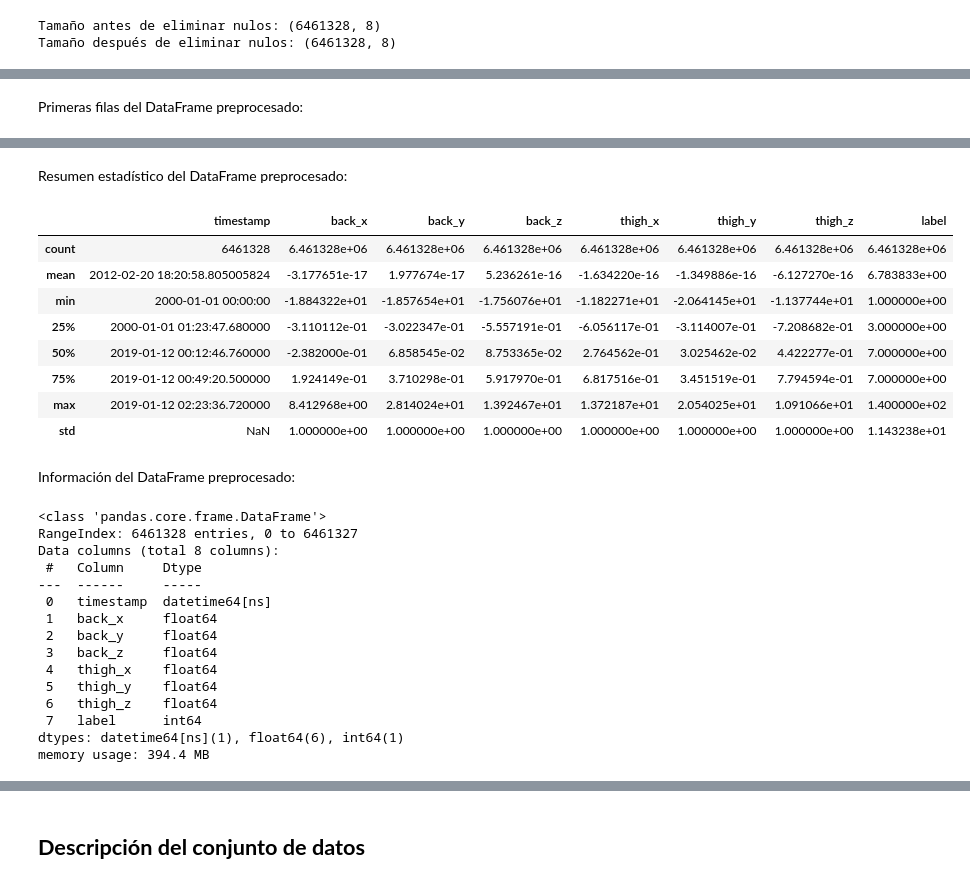
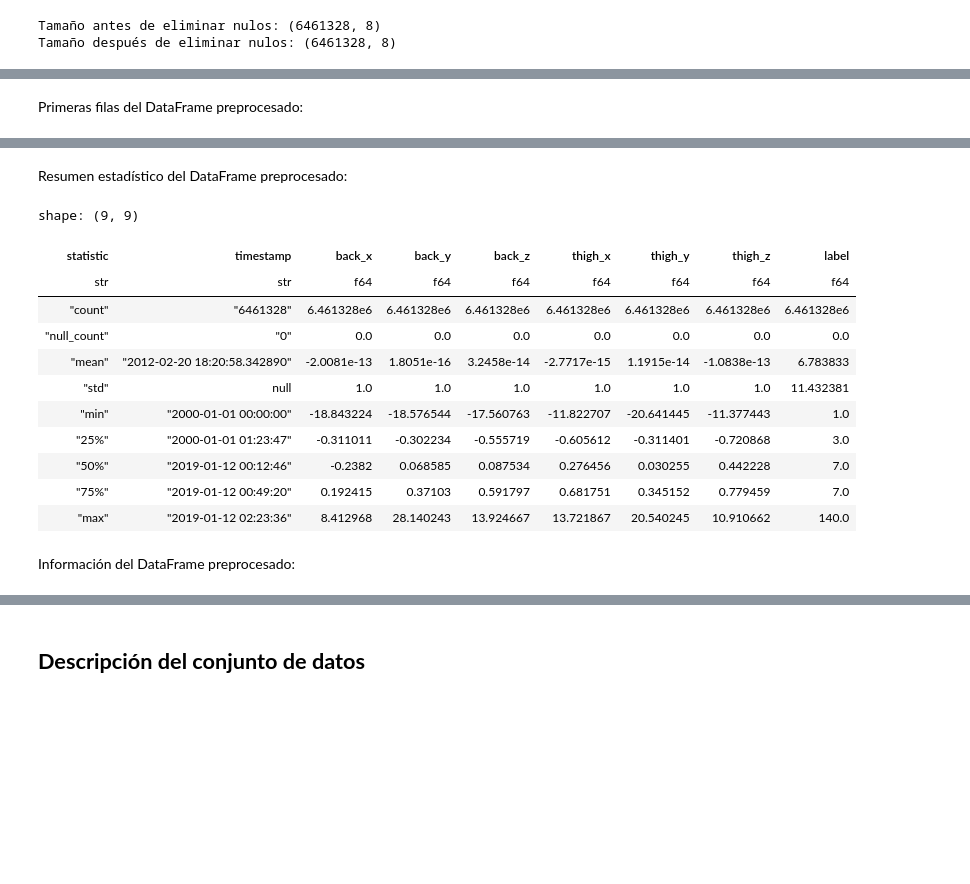
Before and after one commit to martindotpy/har-api, a Jupyter notebook: notebook/har_clustering.ipynb, the cells around one changed output, grey strips where cells are left out. Cells and saved outputs as stored; diff of their text form; code cells hidden in the pictures; blank space fills up the shorter version.

```diff
--- a/notebook/har_clustering.ipynb
+++ b/notebook/har_clustering.ipynb
@@ -113,20 +115,38 @@ all_files = path.glob("S0*.csv")
 
 df_list = []
 for file in all_files:
-    temp_df = pd.read_csv(file)
+    temp_df = pl.read_csv(file)
+
+    # Eliminamos la columna 'Unnamed: 0' si existe y index
+    if "index" in temp_df.columns:
+        temp_df = temp_df.drop("index")
+    if "" in temp_df.columns:
+        temp_df = temp_df.drop("")
+
     print(
         f"Archivo: {file}, Tamaño: {temp_df.shape}"
     )  # Imprime el tamaño de cada archivo
     df_list.append(temp_df)
 
+print(
+    f"Número total de filas en todos los archivos: {sum(df.shape[0] for df in df_list)}"
+)
+
 # Combina los DataFrames
-df = pd.concat(df_list, ignore_index=True)
-df["timestamp"] = pd.to_datetime(df["timestamp"])
+df: pl.DataFrame = pl.concat(
+    df_list,
+)
+
+# Convierte la columna timestamp a tipo datetime
+df = df.with_columns(
+    pl.col("timestamp").str.strptime(
+        pl.Datetime, "%Y-%m-%d %H:%M:%S.%f", strict=False
+    )
+)
 
 # Verifica el contenido del DataFrame después de cargar los archivos
 print("Contenido del DataFrame después de cargar los archivos:")
-print(df.head())
-print(df.info())
+display(df.head(), df.describe())
 # %% [output]
 Archivo: data\harth\S006.csv, Tamaño: (408709, 8)
 Archivo: data\harth\S008.csv, Tamaño: (418989, 8)
@@ -164,5 +201,0 @@ dtype: int64
-# %%
-df = df.drop(columns=["Unnamed: 0", "index"], errors="ignore")
-print(
-    f"Tamaño del DataFrame después de eliminar columnas no necesarias: {df.shape}"
-)
@@ -171,6 +202,6 @@ Tamaño del DataFrame después de eliminar columnas no necesarias: (6461328, 8)
 # %%
 print(f"Tamaño antes de eliminar nulos: {df.shape}")
-df = df.dropna()  # Eliminar filas con valores nulos
+df = df.drop_nulls()  # Eliminar filas con valores nulos
 print(f"Tamaño después de eliminar nulos: {df.shape}")
 # %% [output]
 Tamaño antes de eliminar nulos: (6461328, 8)
@@ -197,7 +228,9 @@ print(df[quantitative_cols].head())
 if all(col in df.columns for col in quantitative_cols):
     if df[quantitative_cols].shape[0] > 0:
         scaler = StandardScaler()
-        df[quantitative_cols] = scaler.fit_transform(df[quantitative_cols])
+        df[quantitative_cols] = scaler.fit_transform(
+            df[quantitative_cols].to_arrow()
+        )
     else:
         print("Las columnas seleccionadas están vacías.")
 else:
@@ -299,6 +333,9 @@ display(
     df.describe(),
     Markdown("Información del DataFrame preprocesado:"),
 )
-df.info()
+print("DataFrame Schema:")
+print(df.schema)
+print("\nDataFrame Memory Usage:")
+print(df.estimated_size("mb"), "MB")
 # %% [output]
 Primeras filas del DataFrame preprocesado:
@@ -311,26 +350,14 @@ Primeras filas del DataFrame preprocesado:
 Resumen estadístico del DataFrame preprocesado:
+shape: (9, 9)
-|  | timestamp | back_x | back_y | back_z | thigh_x | thigh_y | thigh_z | label |
-| count | 6461328 | 6.461328e+06 | 6.461328e+06 | 6.461328e+06 | 6.461328e+06 | 6.461328e+06 | 6.461328e+06 | 6.461328e+06 |
-| mean | 2012-02-20 18:20:58.805005824 | -3.177651e-17 | 1.977674e-17 | 5.236261e-16 | -1.634220e-16 | -1.349886e-16 | -6.127270e-16 | 6.783833e+00 |
-| min | 2000-01-01 00:00:00 | -1.884322e+01 | -1.857654e+01 | -1.756076e+01 | -1.182271e+01 | -2.064145e+01 | -1.137744e+01 | 1.000000e+00 |
-| 25% | 2000-01-01 01:23:47.680000 | -3.110112e-01 | -3.022347e-01 | -5.557191e-01 | -6.056117e-01 | -3.114007e-01 | -7.208682e-01 | 3.000000e+00 |
-| 50% | 2019-01-12 00:12:46.760000 | -2.382000e-01 | 6.858545e-02 | 8.753365e-02 | 2.764562e-01 | 3.025462e-02 | 4.422277e-01 | 7.000000e+00 |
-| 75% | 2019-01-12 00:49:20.500000 | 1.924149e-01 | 3.710298e-01 | 5.917970e-01 | 6.817516e-01 | 3.451519e-01 | 7.794594e-01 | 7.000000e+00 |
-| max | 2019-01-12 02:23:36.720000 | 8.412968e+00 | 2.814024e+01 | 1.392467e+01 | 1.372187e+01 | 2.054025e+01 | 1.091066e+01 | 1.400000e+02 |
-| std | NaN | 1.000000e+00 | 1.000000e+00 | 1.000000e+00 | 1.000000e+00 | 1.000000e+00 | 1.000000e+00 | 1.143238e+01 |
+| statistic | timestamp | back_x | back_y | back_z | thigh_x | thigh_y | thigh_z | label |
+| str | str | f64 | f64 | f64 | f64 | f64 | f64 | f64 |
+| "count" | "6461328" | 6.461328e6 | 6.461328e6 | 6.461328e6 | 6.461328e6 | 6.461328e6 | 6.461328e6 | 6.461328e6 |
+| "null_count" | "0" | 0.0 | 0.0 | 0.0 | 0.0 | 0.0 | 0.0 | 0.0 |
+| "mean" | "2012-02-20 18:20:58.342890" | -2.0081e-13 | 1.8051e-16 | 3.2458e-14 | -2.7717e-15 | 1.1915e-14 | -1.0838e-13 | 6.783833 |
+| "std" | null | 1.0 | 1.0 | 1.0 | 1.0 | 1.0 | 1.0 | 11.432381 |
+| "min" | "2000-01-01 00:00:00" | -18.843224 | -18.576544 | -17.560763 | -11.822707 | -20.641445 | -11.377443 | 1.0 |
+| "25%" | "2000-01-01 01:23:47" | -0.311011 | -0.302234 | -0.555719 | -0.605612 | -0.311401 | -0.720868 | 3.0 |
+| "50%" | "2019-01-12 00:12:46" | -0.2382 | 0.068585 | 0.087534 | 0.276456 | 0.030255 | 0.442228 | 7.0 |
+| "75%" | "2019-01-12 00:49:20" | 0.192415 | 0.37103 | 0.591797 | 0.681751 | 0.345152 | 0.779459 | 7.0 |
+| "max" | "2019-01-12 02:23:36" | 8.412968 | 28.140243 | 13.924667 | 13.721867 | 20.540245 | 10.910662 | 140.0 |
 Información del DataFrame preprocesado:
-<class 'pandas.core.frame.DataFrame'>
-RangeIndex: 6461328 entries, 0 to 6461327
-Data columns (total 8 columns):
- #   Column     Dtype
----  ------     -----
- 0   timestamp  datetime64[ns]
- 1   back_x     float64
- 2   back_y     float64
- 3   back_z     float64
- 4   thigh_x    float64
- 5   thigh_y    float64
- 6   thigh_z    float64
- 7   label      int64
-dtypes: datetime64[ns](1), float64(6), int64(1)
-memory usage: 394.4 MB
```
Also changed, not shown: parts of 22 cells of this notebook, 1 other file.
